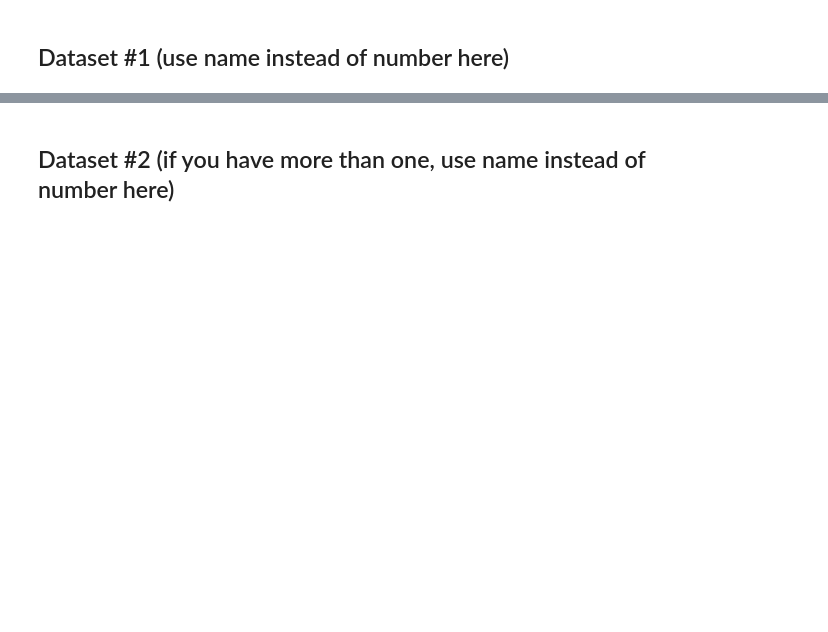
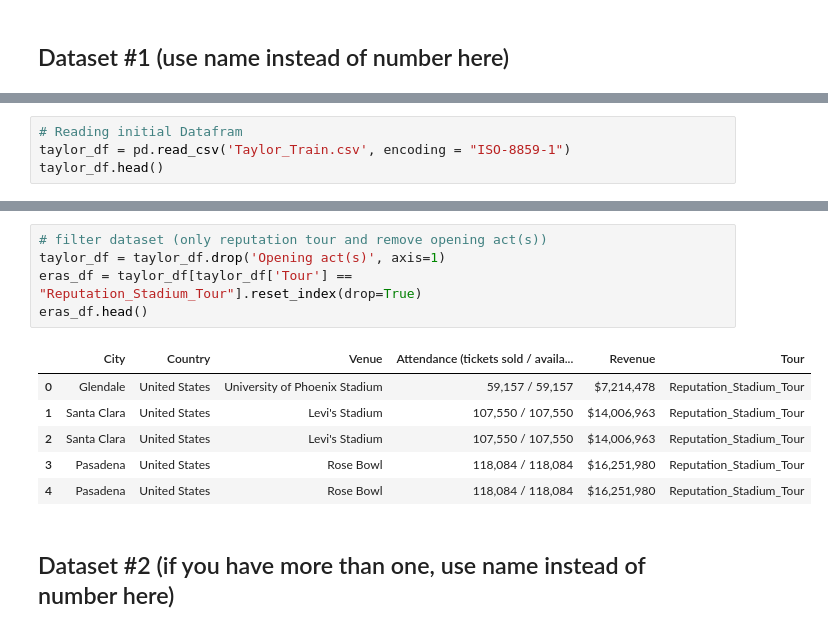
Before and after one commit to AnikAlam/AnikAlam_COGS108_EDA, a Jupyter notebook: DataCheckpoint_groupXXX.ipynb, the cells around one changed output, grey strips where cells are left out. Cells and saved outputs as stored; diff of their text form; blank space fills up the shorter version.

```diff
--- a/DataCheckpoint_groupXXX.ipynb
+++ b/DataCheckpoint_groupXXX.ipynb
@@ -67,0 +70,4 @@ If you plan to use multiple datasets, add a few sentences about how you plan to
+# %%
+# Reading initial Datafram
+taylor_df = pd.read_csv('Taylor_Train.csv', encoding = "ISO-8859-1")
+taylor_df.head()
@@ -68,3 +81,15 @@ If you plan to use multiple datasets, add a few sentences about how you plan to
+# %%
+# filter dataset (only reputation tour and remove opening act(s))
+taylor_df = taylor_df.drop('Opening act(s)', axis=1)
+eras_df = taylor_df[taylor_df['Tour'] == "Reputation_Stadium_Tour"].reset_index(drop=True)
+eras_df.head()
+# %% [output]
+|  | City | Country | Venue | Attendance (tickets sold / availa... | Revenue | Tour |
+| 0 | Glendale | United States | University of Phoenix Stadium | 59,157 / 59,157 | $7,214,478 | Reputation_Stadium_Tour |
+| 1 | Santa Clara | United States | Levi's Stadium | 107,550 / 107,550 | $14,006,963 | Reputation_Stadium_Tour |
+| 2 | Santa Clara | United States | Levi's Stadium | 107,550 / 107,550 | $14,006,963 | Reputation_Stadium_Tour |
+| 3 | Pasadena | United States | Rose Bowl | 118,084 / 118,084 | $16,251,980 | Reputation_Stadium_Tour |
+| 4 | Pasadena | United States | Rose Bowl | 118,084 / 118,084 | $16,251,980 | Reputation_Stadium_Tour |
 # %% [markdown]
 ## Dataset #2 (if you have more than one, use name instead of number here)
 # %%
```
Also changed, not shown: parts of 8 cells of this notebook, 2 other files.
